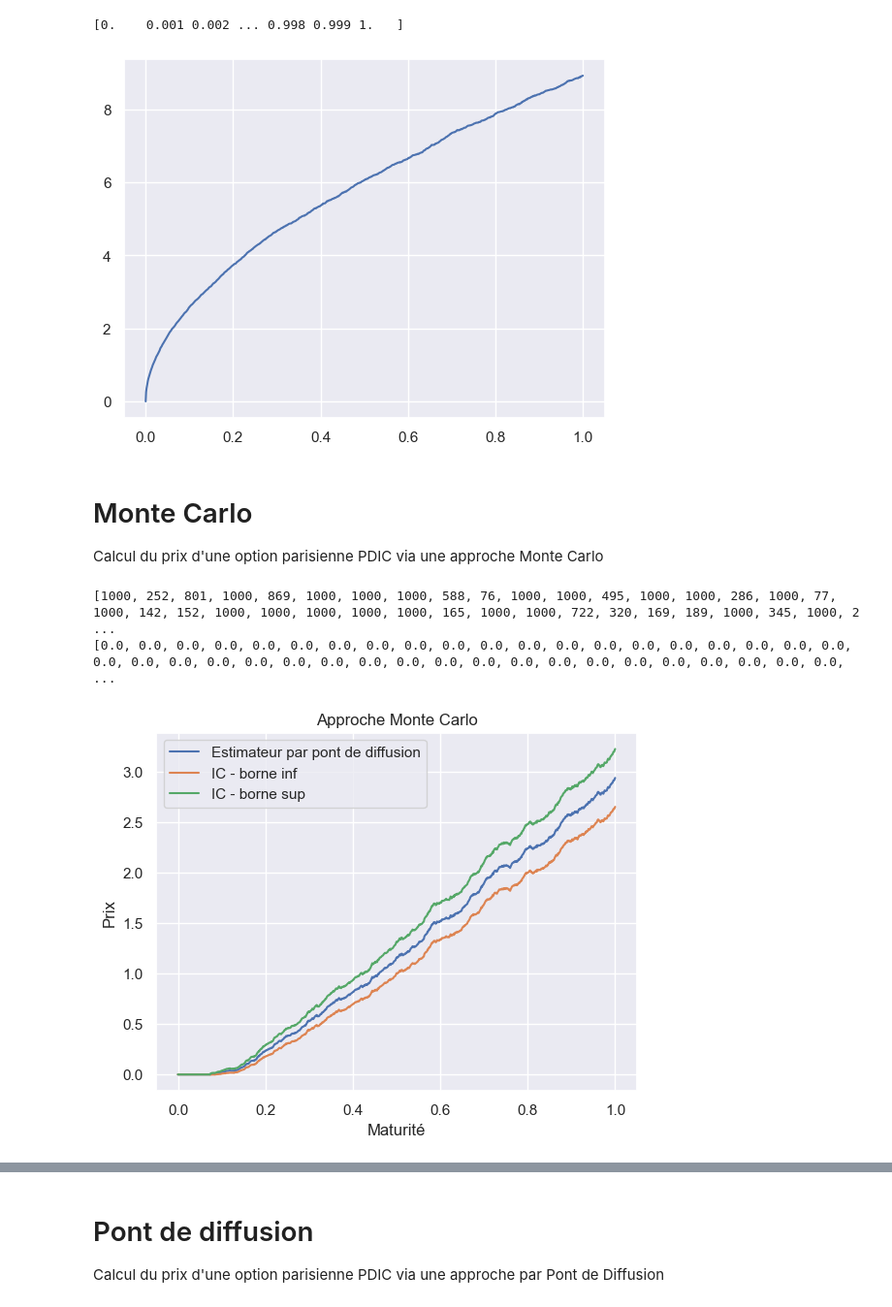
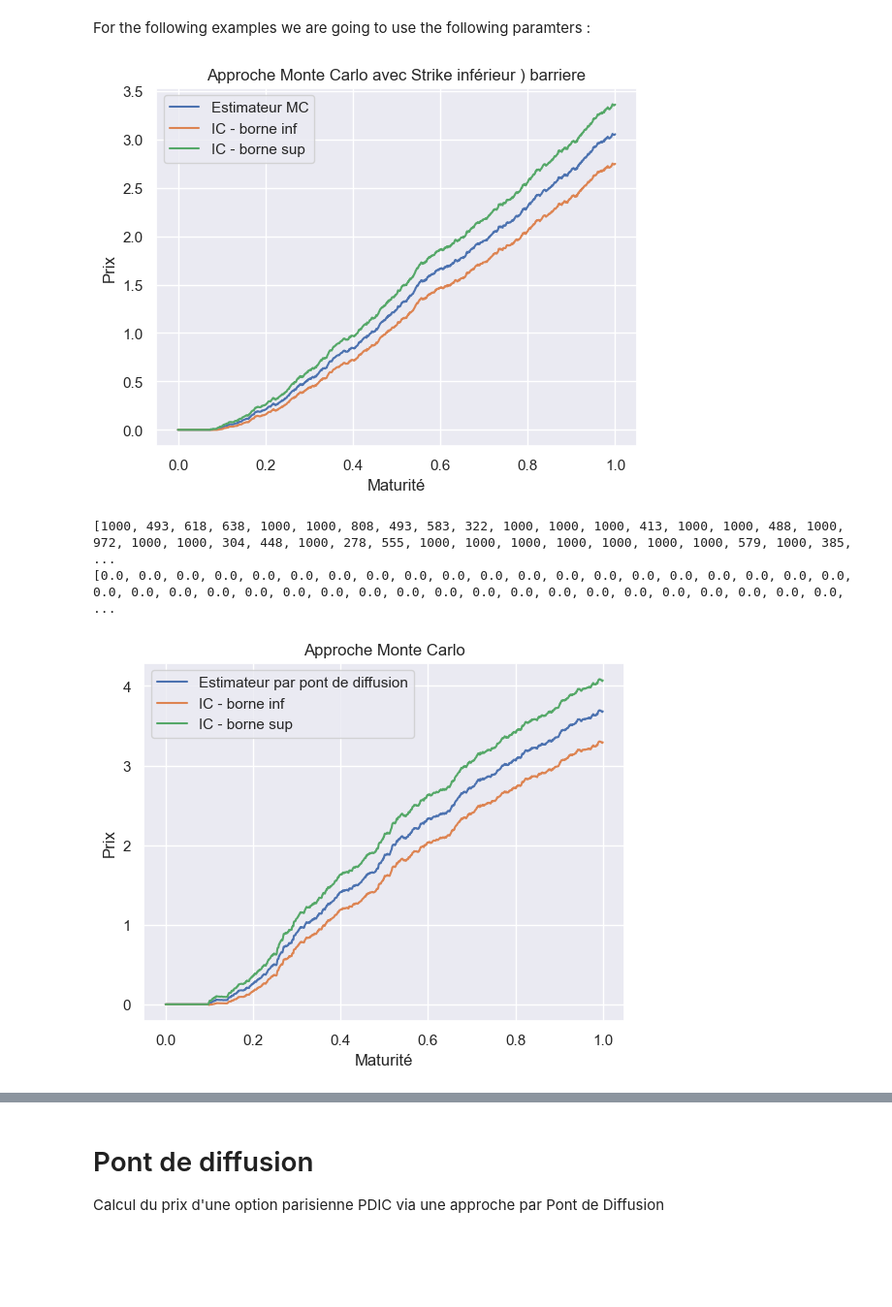
Before and after one commit to hedsto/Valorisation-parisian-option, a Jupyter notebook: valorisation_parisian_option.ipynb, the cells around one changed output, grey strips where cells are left out. Shown at 97% size. Drawn from its saved outputs; the diff is of its cells as text; code cells hidden in the pictures; blank space fills up the shorter version.

```diff
--- a/valorisation_parisian_option.ipynb
+++ b/valorisation_parisian_option.ipynb
@@ -90,3 +156,5 @@ def payoff_T(x, T, K,sigma,r,delta,n_times, n_paths):
+# %% [markdown]
+For the following examples we are going to use the following paramters :
 # %%
 x = 100
 T = 1
@@ -98,17 +166,4 @@ n_times = 1000
 n_paths = 10000
 L = 110
 D = 20/360
-
-mc, times =payoff_T(x, T, K,sigma,r,delta,n_times, n_paths)
-times = np.linspace(0,T,n_times+1)
-print(times)
-plt.plot(times, mc)
-plt.show()
-# %% [output]
-[0.    0.001 0.002 ... 0.998 0.999 1.   ]
-[figure, removed]
-# %% [markdown]
-# Monte Carlo
-
-Calcul du prix d'une option parisienne PDIC via une approche Monte Carlo
 # %%
@@ -173,4 +219,33 @@ def pdic_mc(x, T, K, L, D, sigma,r,delta,n_times, n_paths, epsilon):
     return mc, mc_conf_inf, mc_conf_sup
+# %%
+x = 100
+T = 1
+K = 100
+sigma = 0.2
+r = 0.005
+delta = 0
+n_times = 1000
+n_paths = 1000
+L = 110
+D = 20/360
+p = 15
+q = 15
+alpha = 18.4/(2*T)
+
+
+mc, mc_conf_inf, mc_conf_sup = pdic_mc(x, T, K, L, D,sigma,r,delta,n_times, n_paths, epsilon=0.1)
+times = np.linspace(0,T,n_times)
+
+plt.plot(times, mc, label = "Estimateur MC")
+plt.plot(times, mc_conf_inf, label = "IC - borne inf")
+plt.plot(times, mc_conf_sup, label = "IC - borne sup")
+plt.title("Approche Monte Carlo avec Strike inférieur ) barriere")
+plt.legend()
+plt.xlabel("Maturité")
+plt.ylabel("Prix")
+plt.show()
+# %% [output]
+[figure, added]
 # %%
 x = 100
 T = 1
@@ -180,7 +255,7 @@ r = 0.005
 delta = 0
 n_times = 1000
 n_paths = 1000
-L = 110
+L = 90
 D = 20/360
 p = 15
 q = 15
@@ -190,17 +265,17 @@ alpha = 18.4/(2*T)
 
 mc, mc_conf_inf, mc_conf_sup = pdic_mc(x, T, K, L, D,sigma,r,delta,n_times, n_paths, epsilon=0.1)
 times = np.linspace(0,T,n_times)
-print(mc)
 
-plt.plot(times, mc, label = "Estimateur par pont de diffusion")
+
+plt.plot(times, mc, label = "Estimateur MC")
 plt.plot(times, mc_conf_inf, label = "IC - borne inf")
 plt.plot(times, mc_conf_sup, label = "IC - borne sup")
 plt.title("Approche Monte Carlo")
-plt.legend()
 plt.xlabel("Maturité")
 plt.ylabel("Prix")
+plt.legend()
 plt.show()
 # %% [output]
-[1000, 252, 801, 1000, 869, 1000, 1000, 1000, 588, 76, 1000, 1000, 495, 1000, 1000, 286, 1000, 77, 1000, 142, 152, 1000, 1000, 1000, 1000, 1000, 165, 1000, 1000, 722, 320, 169, 189, 1000, 345, 1000, 2 ...
+[1000, 493, 618, 638, 1000, 1000, 808, 493, 583, 322, 1000, 1000, 1000, 413, 1000, 1000, 488, 1000, 972, 1000, 1000, 304, 448, 1000, 278, 555, 1000, 1000, 1000, 1000, 1000, 1000, 1000, 579, 1000, 385, ...
 [0.0, 0.0, 0.0, 0.0, 0.0, 0.0, 0.0, 0.0, 0.0, 0.0, 0.0, 0.0, 0.0, 0.0, 0.0, 0.0, 0.0, 0.0, 0.0, 0.0, 0.0, 0.0, 0.0, 0.0, 0.0, 0.0, 0.0, 0.0, 0.0, 0.0, 0.0, 0.0, 0.0, 0.0, 0.0, 0.0, 0.0, 0.0, 0.0, 0.0, ...
-[figure, old version]
+[figure, new version]
```
Also changed, not shown: parts of 9 cells of this notebook.
